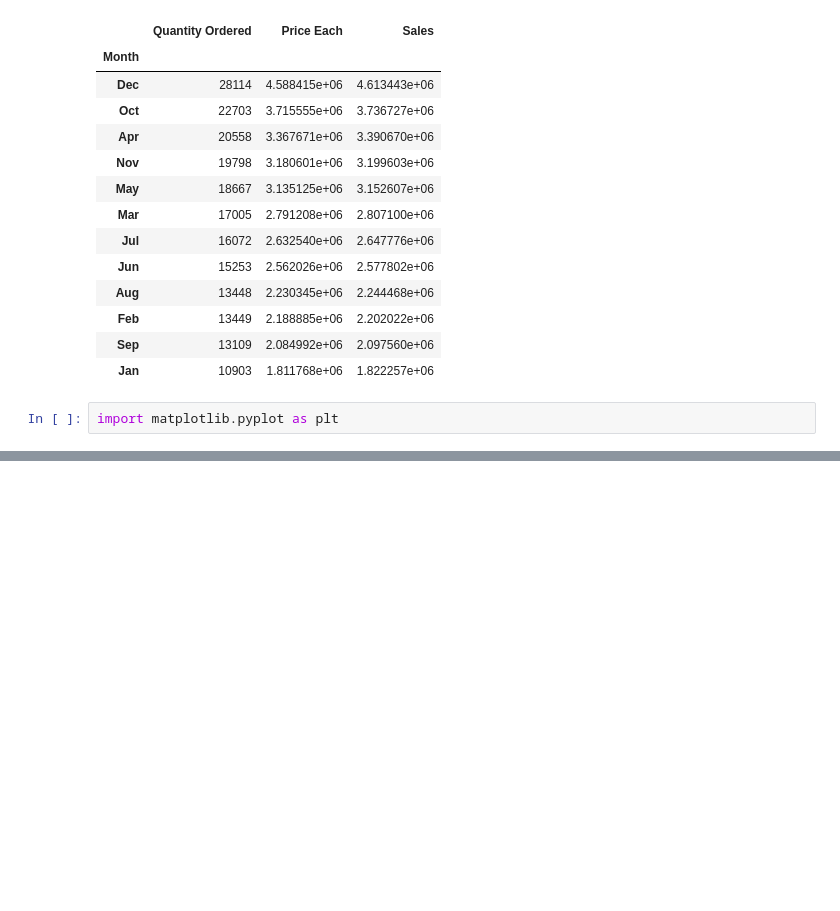
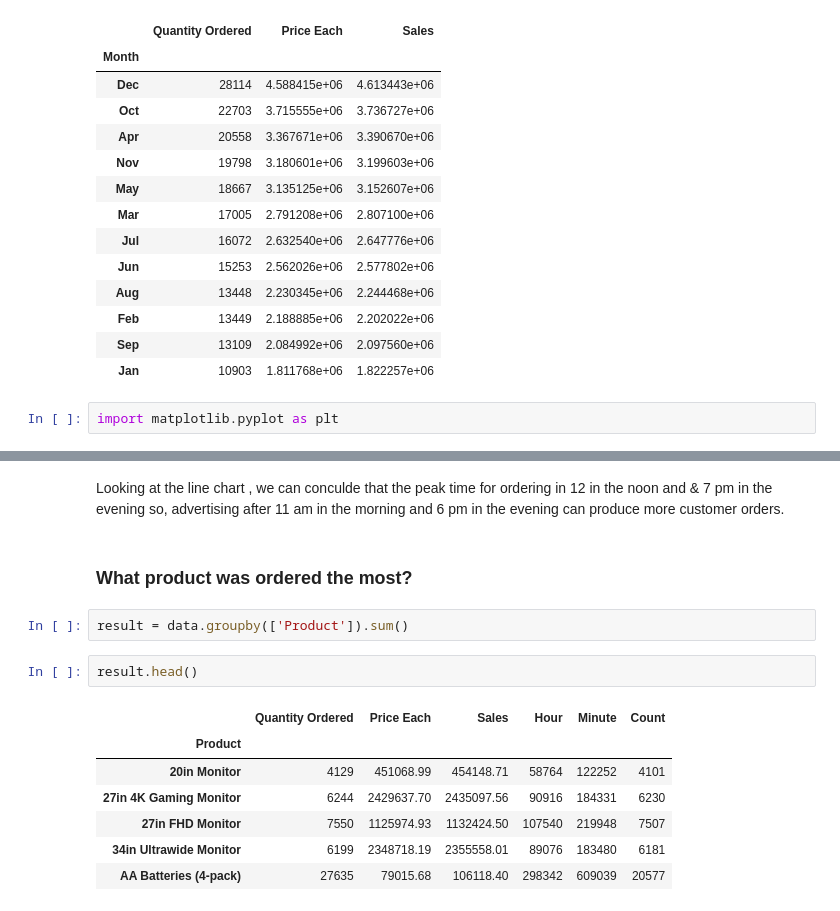
Before and after one commit to Raknala/Sales-data-analysis, a Jupyter notebook: sales_analysis.ipynb, the cells around one changed output, grey strips where cells are left out. Drawn from its saved outputs; the diff is of its cells as text; blank space fills up the shorter version.

```diff
--- a/sales_analysis.ipynb
+++ b/sales_analysis.ipynb
@@ -415,0 +414,16 @@ Looking at the line chart , we can conculde that the peak time for ordering in 1
+# %% [markdown]
+Looking at the line chart , we can conculde that the peak time for ordering in 12 in the noon and & 7 pm in the evening so, advertising after 11 am in the morning and 6 pm in the evening can produce more customer orders.
+# %% [markdown]
+### What product was ordered the most?
+# %%
+result = data.groupby(['Product']).sum()
+# %%
+result.head()
+# %% [output]
+|  | Quantity Ordered | Price Each | Sales | Hour | Minute | Count |
+| Product |  |  |  |  |  |  |
+| 20in Monitor | 4129 | 451068.99 | 454148.71 | 58764 | 122252 | 4101 |
+| 27in 4K Gaming Monitor | 6244 | 2429637.70 | 2435097.56 | 90916 | 184331 | 6230 |
+| 27in FHD Monitor | 7550 | 1125974.93 | 1132424.50 | 107540 | 219948 | 7507 |
+| 34in Ultrawide Monitor | 6199 | 2348718.19 | 2355558.01 | 89076 | 183480 | 6181 |
+| AA Batteries (4-pack) | 27635 | 79015.68 | 106118.40 | 298342 | 609039 | 20577 |
```
Also changed, not shown: parts of 69 cells of this notebook.
